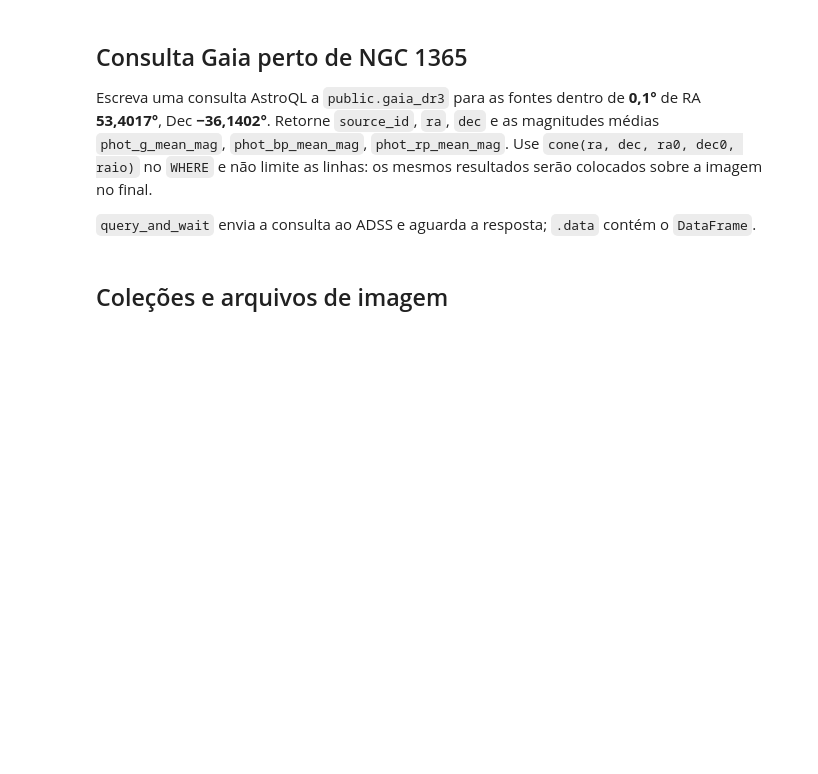
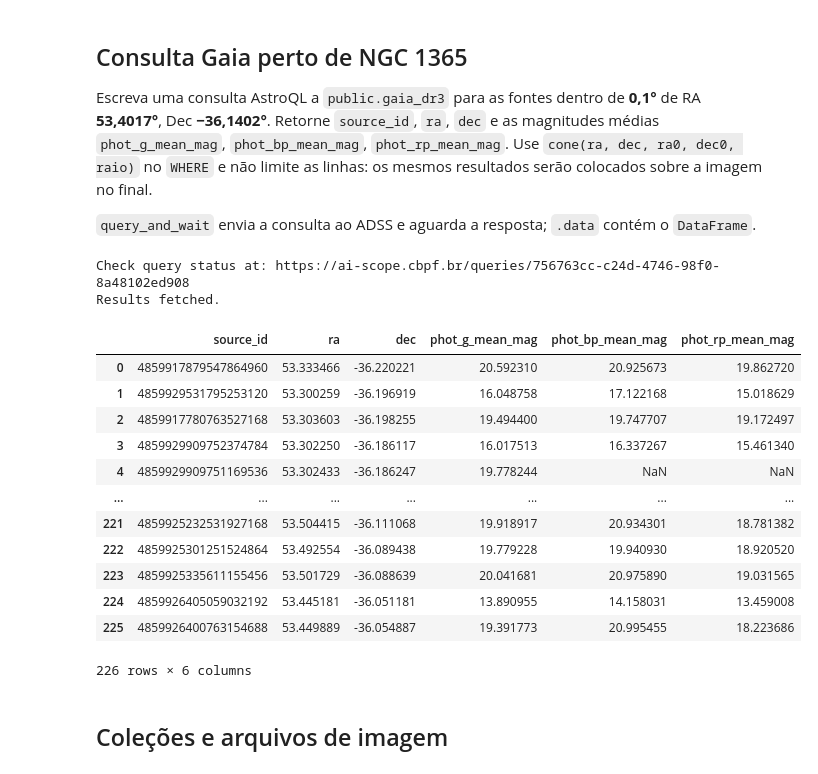
Before and after one commit to Schwarzam/SAB-AI-Scope-workshop, a Jupyter notebook: notebooks/00_platform_discovery.ipynb, the cells around one changed output. Drawn from its saved outputs; the diff is of its cells as text; code cells hidden in the pictures; blank space fills up the shorter version.

Commit message:
filled all queries

```diff
--- a/notebooks/00_platform_discovery.ipynb
+++ b/notebooks/00_platform_discovery.ipynb
@@ -39,12 +54,34 @@ Escreva uma consulta AstroQL a `public.gaia_dr3` para as fontes dentro de **0,1
 
 `query_and_wait` envia a consulta ao ADSS e aguarda a resposta; `.data` contém o `DataFrame`.
 # %%
-query = None  # Escreva a consulta AstroQL do enunciado.
+query = """
+SELECT
+    source_id, ra, dec,
+    phot_g_mean_mag, phot_bp_mean_mag, phot_rp_mean_mag
+FROM public.gaia_dr3
+WHERE cone(ra, dec, 53.4017, -36.1402, 0.1)
+"""
 if query is None:
     raise NotImplementedError("Complete query;")
 
 result = cl.query_and_wait(query_text=query, mode="astroql")
 result.data
+# %% [output]
+Check query status at: https://ai-scope.cbpf.br/queries/756763cc-c24d-4746-98f0-8a48102ed908
+Results fetched.
+|  | source_id | ra | dec | phot_g_mean_mag | phot_bp_mean_mag | phot_rp_mean_mag |
+| 0 | 4859917879547864960 | 53.333466 | -36.220221 | 20.592310 | 20.925673 | 19.862720 |
+| 1 | 4859929531795253120 | 53.300259 | -36.196919 | 16.048758 | 17.122168 | 15.018629 |
+| 2 | 4859917780763527168 | 53.303603 | -36.198255 | 19.494400 | 19.747707 | 19.172497 |
+| 3 | 4859929909752374784 | 53.302250 | -36.186117 | 16.017513 | 16.337267 | 15.461340 |
+| 4 | 4859929909751169536 | 53.302433 | -36.186247 | 19.778244 | NaN | NaN |
+| ... | ... | ... | ... | ... | ... | ... |
+| 221 | 4859925232531927168 | 53.504415 | -36.111068 | 19.918917 | 20.934301 | 18.781382 |
+| 222 | 4859925301251524864 | 53.492554 | -36.089438 | 19.779228 | 19.940930 | 18.920520 |
+| 223 | 4859925335611155456 | 53.501729 | -36.088639 | 20.041681 | 20.975890 | 19.031565 |
+| 224 | 4859926405059032192 | 53.445181 | -36.051181 | 13.890955 | 14.158031 | 13.459008 |
+| 225 | 4859926400763154688 | 53.449889 | -36.054887 | 19.391773 | 20.995455 | 18.223686 |
+226 rows × 6 columns
 # %% [markdown]
 ## Coleções e arquivos de imagem
 # %%
```
Also changed, not shown: parts of 10 cells of this notebook, 4 other files.
